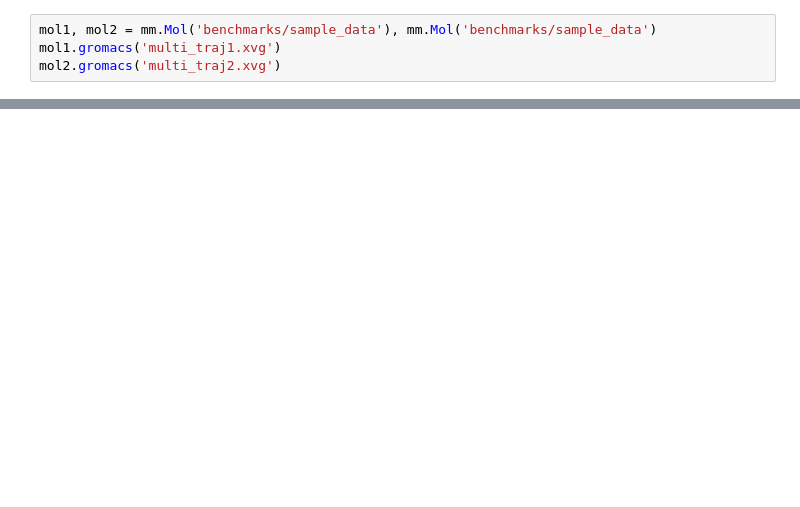
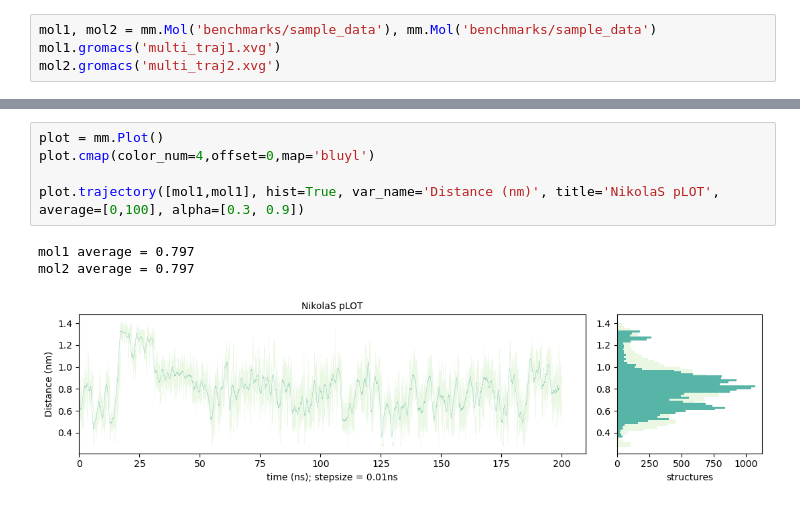
Before and after one commit to marianski-lab/artdep, a Jupyter notebook: benchmarks/trajectories.ipynb, the cells around one changed output, grey strips where cells are left out. Cells and saved outputs as stored; diff of their text form; blank space fills up the shorter version.

```diff
--- a/benchmarks/trajectories.ipynb
+++ b/benchmarks/trajectories.ipynb
@@ -33,0 +34,9 @@ mol2 average = 0.727
+# %%
+plot = mm.Plot()
+plot.cmap(color_num=4,offset=0,map='bluyl')
+
+plot.trajectory([mol1,mol1], hist=True, var_name='Distance (nm)', title='NikolaS pLOT', average=[0,100], alpha=[0.3, 0.9])
+# %% [output]
+mol1 average = 0.797
+mol2 average = 0.797
+[figure, added]
```
Also changed, not shown: parts of 4 cells of this notebook, 2 other files.
